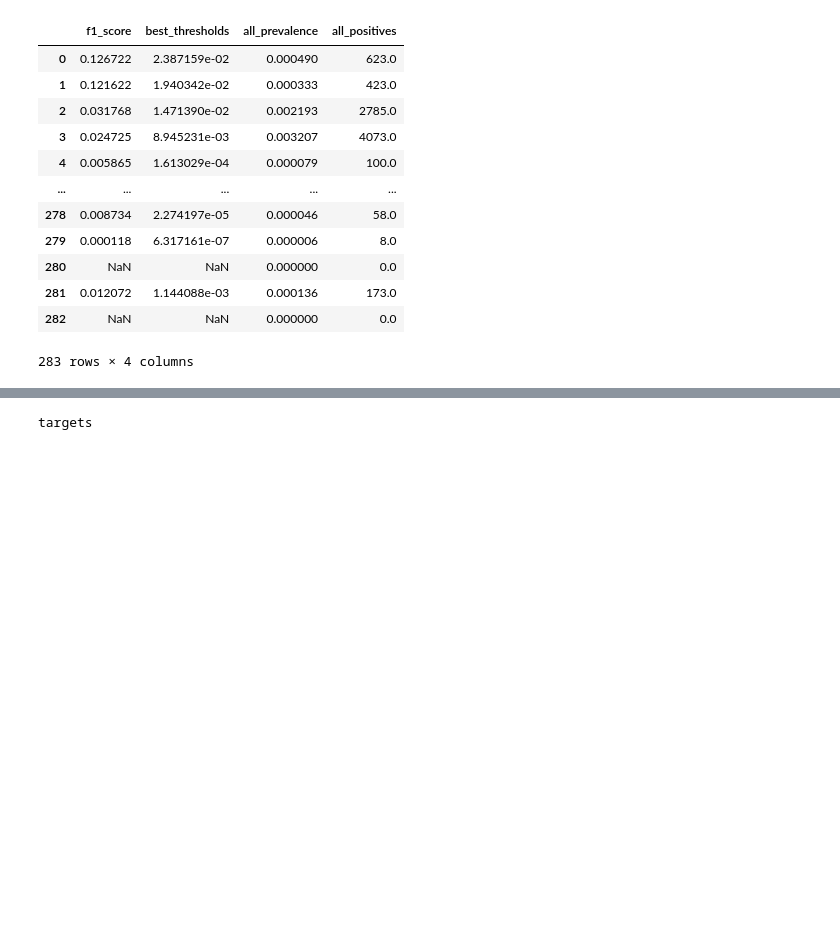
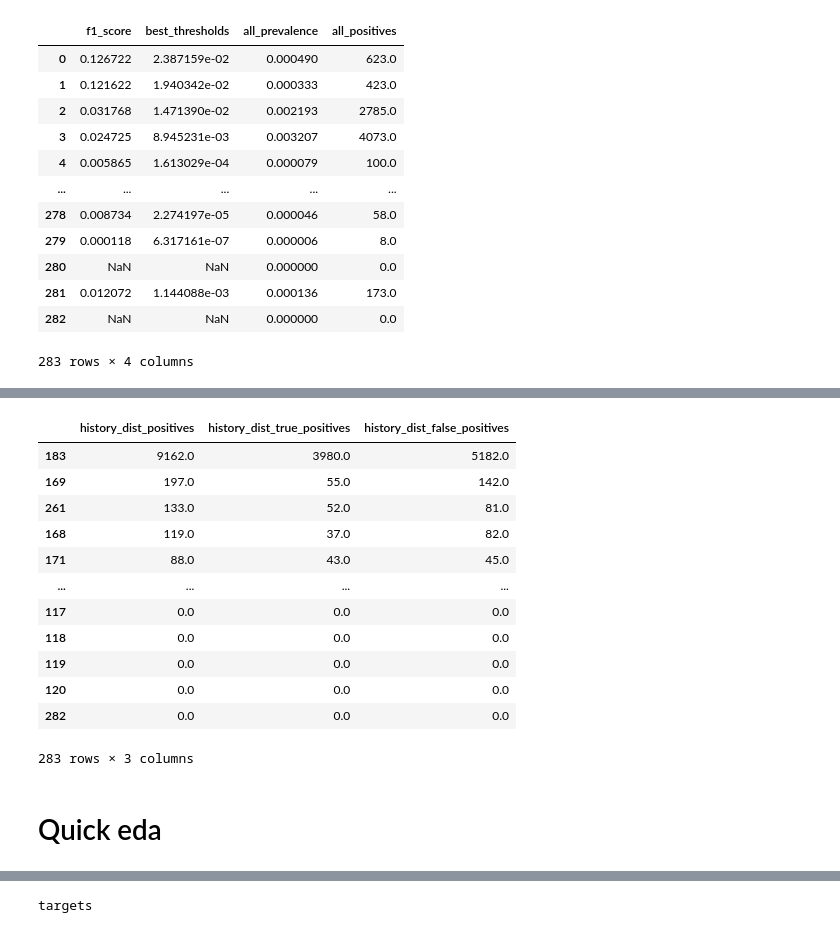
Before and after one commit to snovaisg/master-thesis, a Jupyter notebook: icare21_pytorch.ipynb, the cells around one changed output, grey strips where cells are left out. Cells and saved outputs as stored; diff of their text form; code cells hidden in the pictures; blank space fills up the shorter version.

```diff
--- a/icare21_pytorch.ipynb
+++ b/icare21_pytorch.ipynb
@@ -440,0 +481,6 @@ thresholds_train
+# %%
+pd.set_option('display.max_colwidth', None)
+top_performances = compare.sort_values('f1_val',ascending=False).where(lambda row: row.f1_val > 0.2).dropna().index
+compare.loc[:,'ccs_code'] = [dataset.grouping_data['ccs']['int2code'][code] for code in compare.index]
+compare.loc[:,'description'] = icdmap.lookup('ccstodescription',compare.ccs_code)
+compare.sort_values('f1_val',ascending=False).head(5)
@@ -440,0 +597,12 @@ thresholds_train
+# %%
+for e in data:
+    ccs_code = dataset.grouping_data['ccs']['int2code'][e]
+    print(f"ccs code {ccs_code} | {compare[compare.ccs_code == ccs_code]['description'].values[0]}")
+    a = pd.DataFrame(data[e])
+    b = a.sort_values('history_dist_positives',ascending=False).rename_axis(index=f'{compare.loc[e,["ccs_code","description"]].values}').loc[:,'history_dist_positives'].to_frame().head(5)#
+    b.loc[:,'ccs'] = [dataset.grouping_data['ccs']['int2code'][x] for x in b.index]
+    b = b.set_index('ccs')#.rename_axis(index=compare[compare.ccs_code == .loc[e,["ccs_code","description"]].values)
+    b = (b.div(b.sum())*100).round(1)
+    b = b.astype(str).apply(lambda x: x+'%')
+    b.loc[:,'code description'] = [icdmap.lookup('ccstodescription',pd.Series(x)).values[0] for x in b.index]
+    b
@@ -440,0 +650,16 @@ thresholds_train
+# %%
+a.sort_values('history_dist_positives',ascending=False)
+# %% [output]
+|  | history_dist_positives | history_dist_true_positives | history_dist_false_positives |
+| 183 | 9162.0 | 3980.0 | 5182.0 |
+| 169 | 197.0 | 55.0 | 142.0 |
+| 261 | 133.0 | 52.0 | 81.0 |
+| 168 | 119.0 | 37.0 | 82.0 |
+| 171 | 88.0 | 43.0 | 45.0 |
+| ... | ... | ... | ... |
+| 117 | 0.0 | 0.0 | 0.0 |
+| 118 | 0.0 | 0.0 | 0.0 |
+| 119 | 0.0 | 0.0 | 0.0 |
+| 120 | 0.0 | 0.0 | 0.0 |
+| 282 | 0.0 | 0.0 | 0.0 |
+283 rows × 3 columns
@@ -440,0 +668,2 @@ thresholds_train
+# %% [markdown]
+# Quick eda
```
Also changed, not shown: parts of 32 cells of this notebook, 1 other file.
